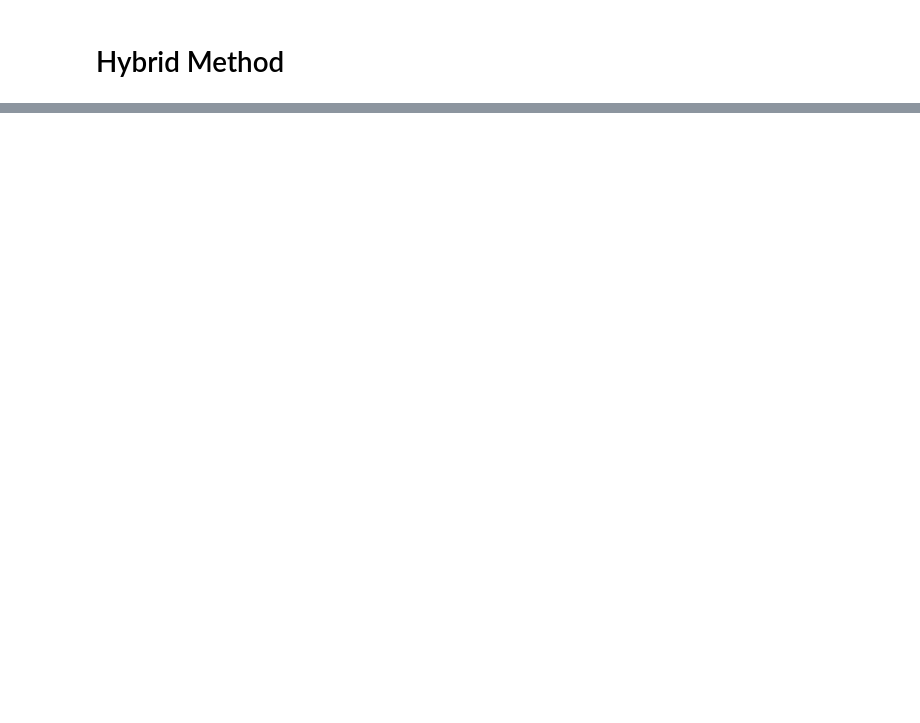
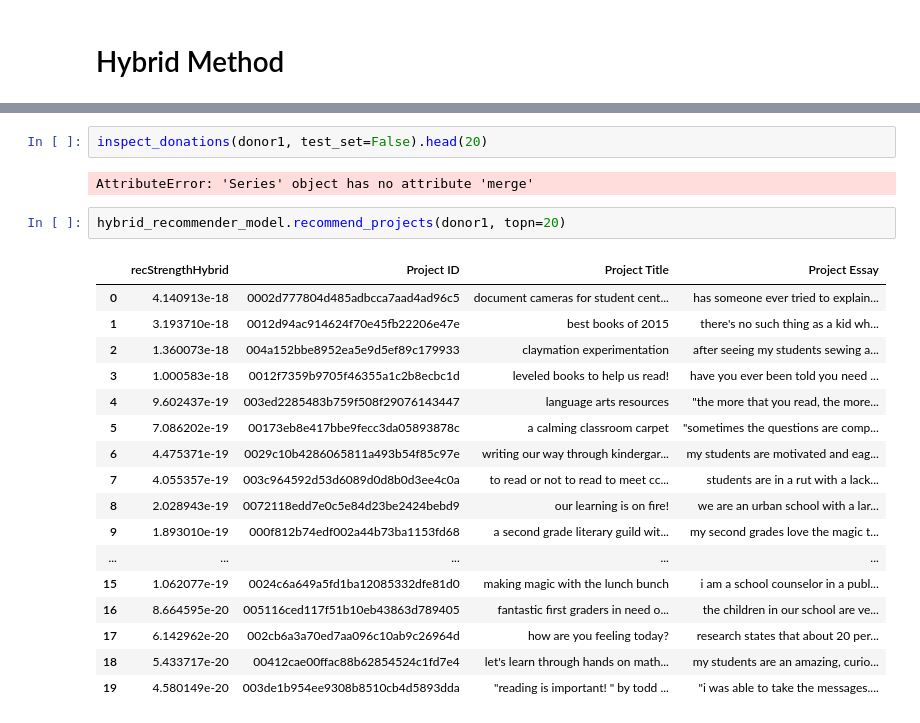
Before and after one commit to mwadegraff/DonorsChoose-io, a Jupyter notebook: DC EDA and Recommender.ipynb, the cells around one changed output, grey strips where cells are left out. Drawn from its saved outputs; the diff is of its cells as text; blank space fills up the shorter version.

```diff
--- a/DC EDA and Recommender.ipynb
+++ b/DC EDA and Recommender.ipynb
@@ -985,0 +1027,24 @@ hybrid_model.recommend_projects(donor2)
+# %%
+inspect_donations(donor1, test_set=False).head(20)
+# %% [output]
+AttributeError: 'Series' object has no attribute 'merge'
+# %%
+hybrid_recommender_model.recommend_projects(donor1, topn=20)
+# %% [output]
+|  | recStrengthHybrid | Project ID | Project Title | Project Essay |
+| 0 | 4.140913e-18 | 0002d777804d485adbcca7aad4ad96c5 | document cameras for student cent... | has someone ever tried to explain... |
+| 1 | 3.193710e-18 | 0012d94ac914624f70e45fb22206e47e | best books of 2015 | there's no such thing as a kid wh... |
+| 2 | 1.360073e-18 | 004a152bbe8952ea5e9d5ef89c179933 | claymation experimentation | after seeing my students sewing a... |
+| 3 | 1.000583e-18 | 0012f7359b9705f46355a1c2b8ecbc1d | leveled books to help us read! | have you ever been told you need ... |
+| 4 | 9.602437e-19 | 003ed2285483b759f508f29076143447 | language arts resources | "the more that you read, the more... |
+| 5 | 7.086202e-19 | 00173eb8e417bbe9fecc3da05893878c | a calming classroom carpet | "sometimes the questions are comp... |
+| 6 | 4.475371e-19 | 0029c10b4286065811a493b54f85c97e | writing our way through kindergar... | my students are motivated and eag... |
+| 7 | 4.055357e-19 | 003c964592d53d6089d0d8b0d3ee4c0a | to read or not to read to meet cc... | students are in a rut with a lack... |
+| 8 | 2.028943e-19 | 0072118edd7e0c5e84d23be2424bebd9 | our learning is on fire! | we are an urban school with a lar... |
+| 9 | 1.893010e-19 | 000f812b74edf002a44b73ba1153fd68 | a second grade literary guild wit... | my second grades love the magic t... |
+| ... | ... | ... | ... | ... |
+| 15 | 1.062077e-19 | 0024c6a649a5fd1ba12085332dfe81d0 | making magic with the lunch bunch | i am a school counselor in a publ... |
+| 16 | 8.664595e-20 | 005116ced117f51b10eb43863d789405 | fantastic first graders in need o... | the children in our school are ve... |
+| 17 | 6.142962e-20 | 002cb6a3a70ed7aa096c10ab9c26964d | how are you feeling today? | research states that about 20 per... |
+| 18 | 5.433717e-20 | 00412cae00ffac88b62854524c1fd7e4 | let's learn through hands on math... | my students are an amazing, curio... |
+| 19 | 4.580149e-20 | 003de1b954ee9308b8510cb4d5893dda | "reading is important! " by todd ... | "i was able to take the messages.... |
```
Also changed, not shown: parts of 40 cells of this notebook, 1 other file.
